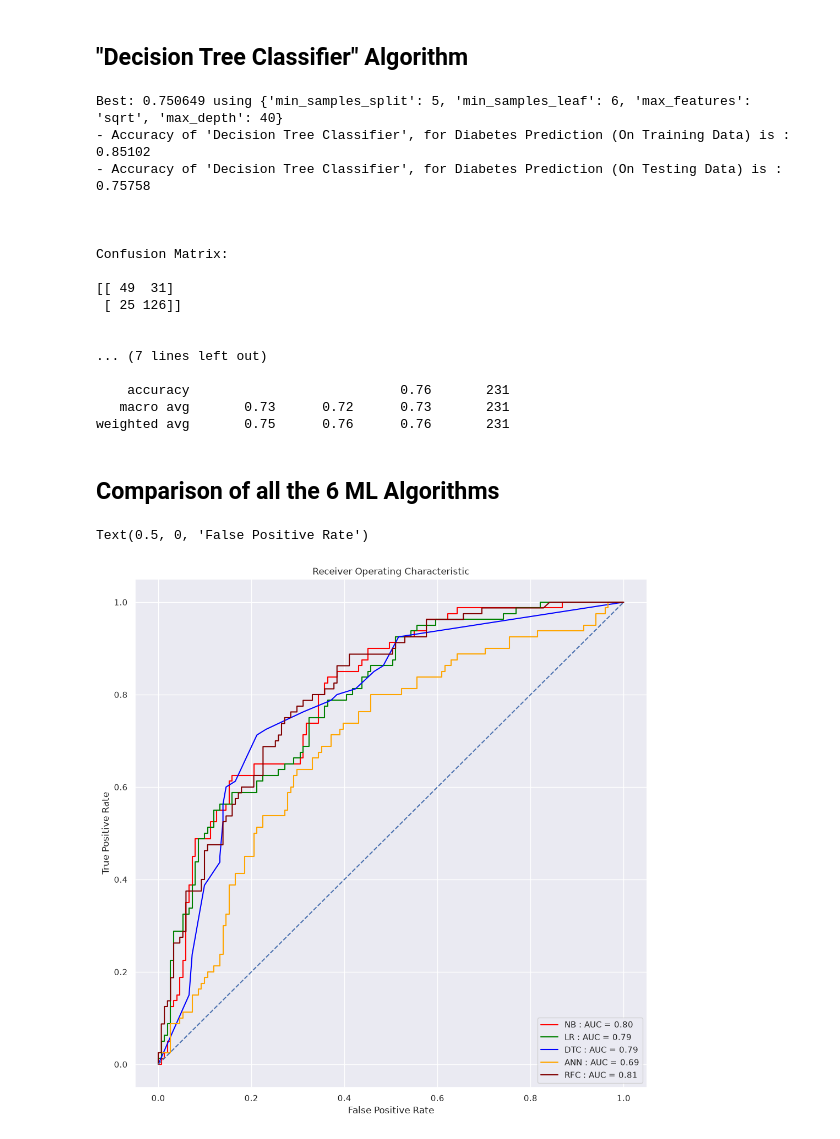
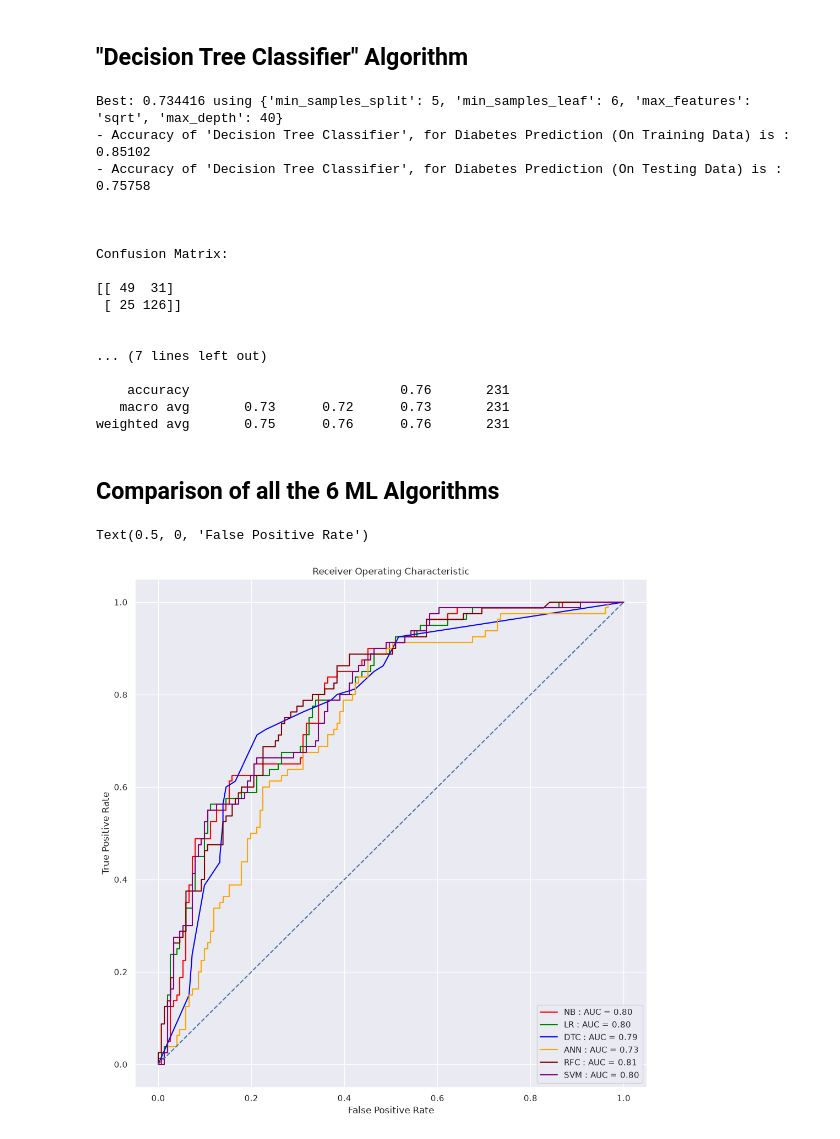
Before and after one commit to jayhemnani9910/diabetes-prediction-stacking, a Jupyter notebook: project.ipynb, the cells around one changed output. Cells and saved outputs as stored; diff of their text form; code cells hidden in the pictures.

```diff
--- a/project.ipynb
+++ b/project.ipynb
@@ -323,13 +317,13 @@ weighted avg       0.75      0.74      0.74       231
 ## "Logistic Regression" Algorithm
 # %%
 from sklearn.linear_model import LogisticRegression
-from sklearn.model_selection import RepeatedStratifiedKFold
-from sklearn.model_selection import RandomizedSearchCV
+from sklearn.pipeline import Pipeline
+from sklearn.preprocessing import StandardScaler
 
-lr_model = LogisticRegression(random_state = 42)
+lr_model = Pipeline([("scale", StandardScaler()), ("model", LogisticRegression(random_state = 42))])
 solvers = ['newton-cg', 'liblinear']
 c_values = [100, 10, 1.0, 0.1, 0.01]
-lr_grid = dict(solver = solvers, C = c_values)
+lr_grid = dict(model__solver = solvers, model__C = c_values)
 lr_cv = RepeatedStratifiedKFold(n_splits = 10, n_repeats = 3, random_state = 1)
 lr_grid_search = RandomizedSearchCV(estimator = lr_model, param_distributions = lr_grid, n_iter = 10, verbose = 0, random_state = 42, n_jobs = -1, cv = lr_cv, scoring = 'accuracy', error_score = 0)
 lr_grid_result = lr_grid_search.fit(X_train, y_train.ravel())
@@ -372,11 +366,11 @@ weighted avg       0.74      0.74      0.74       231
 # %%
 from sklearn.svm import SVC
 
-svm_model = SVC(random_state = 42)
+svm_model = Pipeline([("scale", StandardScaler()), ("model", SVC(random_state = 42))])
 kernel = ['poly', 'sigmoid']
 C = [100, 50, 10, 1, 0.1, 0.01]
 gamma = ['scale']
-svm_grid = dict(kernel = kernel, C = C, gamma = gamma)
+svm_grid = dict(model__kernel = kernel, model__C = C, model__gamma = gamma)
 svm_cv = RepeatedStratifiedKFold(n_splits = 10, n_repeats = 3, random_state = 1)
 svm_grid_search = RandomizedSearchCV(estimator = svm_model, param_distributions = svm_grid, n_iter = 12, verbose = 0, random_state = 42, n_jobs = -1, cv = svm_cv, scoring = 'accuracy', error_score = 0)
 svm_grid_result = svm_grid_search.fit(X_train, y_train.ravel())
@@ -419,12 +413,12 @@ weighted avg       0.73      0.74      0.73       231
 # %%
 from sklearn.neural_network import MLPClassifier
 
-ann_model = MLPClassifier(random_state = 42)
+ann_model = Pipeline([("scale", StandardScaler()), ("model", MLPClassifier(random_state = 42))])
 hidden_layer_sizes = [(13, 13, 13, 13, 13)]
 max_iters = [500]
 alpha = [0.00001]
 learning_rate = ['constant', 'adaptive']
-ann_grid = dict(alpha = alpha, learning_rate = learning_rate, max_iter = max_iters, hidden_layer_sizes = hidden_layer_sizes)
+ann_grid = dict(model__alpha = alpha, model__learning_rate = learning_rate, model__max_iter = max_iters, model__hidden_layer_sizes = hidden_layer_sizes)
 ann_cv = RepeatedStratifiedKFold(n_splits = 10, n_repeats = 3, random_state = 1)
 ann_grid_search = RandomizedSearchCV(estimator = ann_model, param_distributions = ann_grid, n_iter = 2, verbose = 0, random_state = 42, n_jobs = -1, cv = ann_cv, scoring = 'accuracy', error_score = 0)
 ann_grid_result = ann_grid_search.fit(X_train, y_train.ravel())
@@ -479,7 +473,7 @@ dt_random_grid = {'max_features': max_features,
                'min_samples_leaf': min_samples_leaf}
 
 dt_model = DecisionTreeClassifier(random_state = 42)
-dt_cv = RepeatedStratifiedKFold(n_splits = 25, n_repeats = 10, random_state = 1)
+dt_cv = RepeatedStratifiedKFold(n_splits = 10, n_repeats = 3, random_state = 1)
 dt_grid_search = RandomizedSearchCV(estimator = dt_model, param_distributions = dt_random_grid, verbose = 0, random_state = 42, n_jobs = -1, cv = dt_cv, scoring = 'accuracy', error_score = 0)
 dt_grid_result = dt_grid_search.fit(X_train, y_train.ravel())
 print("Best: %f using %s" % (dt_grid_result.best_score_, dt_grid_result.best_params_))
@@ -498,7 +492,7 @@ print ("\n\n")
 print ("Classification Report: \n")
 print (metrics.classification_report(y_test, dt_predict_test, labels = [1, 0]))
 # %% [output]
-Best: 0.750649 using {'min_samples_split': 5, 'min_samples_leaf': 6, 'max_features': 'sqrt', 'max_depth': 40}
+Best: 0.734416 using {'min_samples_split': 5, 'min_samples_leaf': 6, 'max_features': 'sqrt', 'max_depth': 40}
 - Accuracy of 'Decision Tree Classifier', for Diabetes Prediction (On Training Data) is : 0.85102
 - Accuracy of 'Decision Tree Classifier', for Diabetes Prediction (On Testing Data) is : 0.75758
 
@@ -526,32 +520,37 @@ plt.figure(figsize=(12, 12))
 plt.title('Receiver Operating Characteristic')
 plt.plot(false_positive_rate,true_positive_rate, color='red',label = 'NB : AUC = %0.2f' % roc_auc)
 
 y_prob = lr_grid_search.predict_proba(X_test)[:,1] # This will give you positive class prediction probabilities
 false_positive_rate, true_positive_rate, thresholds = roc_curve(y_test, y_prob)
 roc_auc = auc(false_positive_rate, true_positive_rate)
 plt.plot(false_positive_rate,true_positive_rate, color='green',label = 'LR : AUC = %0.2f' % roc_auc)
 
 y_prob = dt_grid_search.predict_proba(X_test)[:,1] # This will give you positive class prediction probabilities
 false_positive_rate, true_positive_rate, thresholds = roc_curve(y_test, y_prob)
 roc_auc = auc(false_positive_rate, true_positive_rate)
 plt.plot(false_positive_rate,true_positive_rate, color='blue' ,label = 'DTC : AUC = %0.2f' % roc_auc)
 
 y_prob = ann_grid_search.predict_proba(X_test)[:,1] # This will give you positive class prediction probabilities
 false_positive_rate, true_positive_rate, thresholds = roc_curve(y_test, y_prob)
 roc_auc = auc(false_positive_rate, true_positive_rate)
 plt.plot(false_positive_rate,true_positive_rate, color='orange' ,label = 'ANN : AUC = %0.2f' % roc_auc)
 
 y_prob = rf_grid_search.predict_proba(X_test)[:,1] # This will give you positive class prediction probabilities
 false_positive_rate, true_positive_rate, thresholds = roc_curve(y_test, y_prob)
 roc_auc = auc(false_positive_rate, true_positive_rate)
 plt.plot(false_positive_rate,true_positive_rate, color='maroon' ,label = 'RFC : AUC = %0.2f' % roc_auc)
 
+y_score = svm_grid_search.decision_function(X_test)
+false_positive_rate, true_positive_rate, thresholds = roc_curve(y_test, y_score)
+roc_auc = auc(false_positive_rate, true_positive_rate)
+plt.plot(false_positive_rate,true_positive_rate, color='purple' ,label = 'SVM : AUC = %0.2f' % roc_auc)
+
 plt.legend(loc = 'lower right')
 plt.plot([0, 1], [0, 1],linestyle='--')
 plt.axis('tight')
 plt.ylabel('True Positive Rate')
 plt.xlabel('False Positive Rate')
 # %% [output]
 Text(0.5, 0, 'False Positive Rate')
-[figure, old version]
+[figure, new version]
 # %%
```
Also changed, not shown: parts of 16 cells of this notebook, 3 other files.
